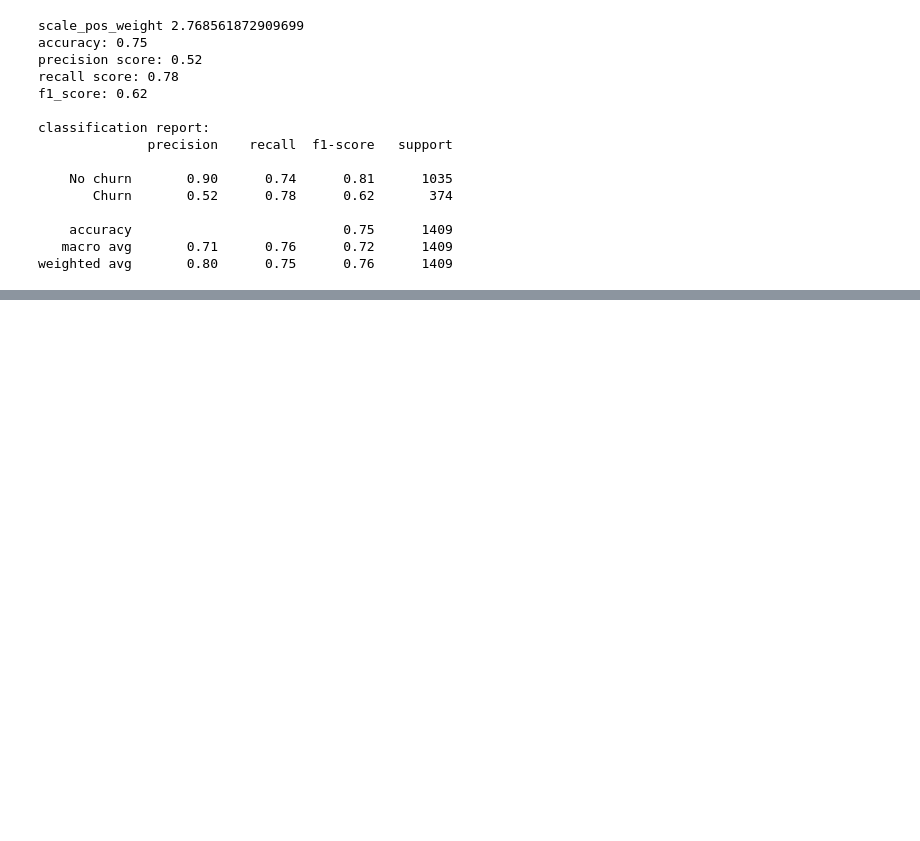
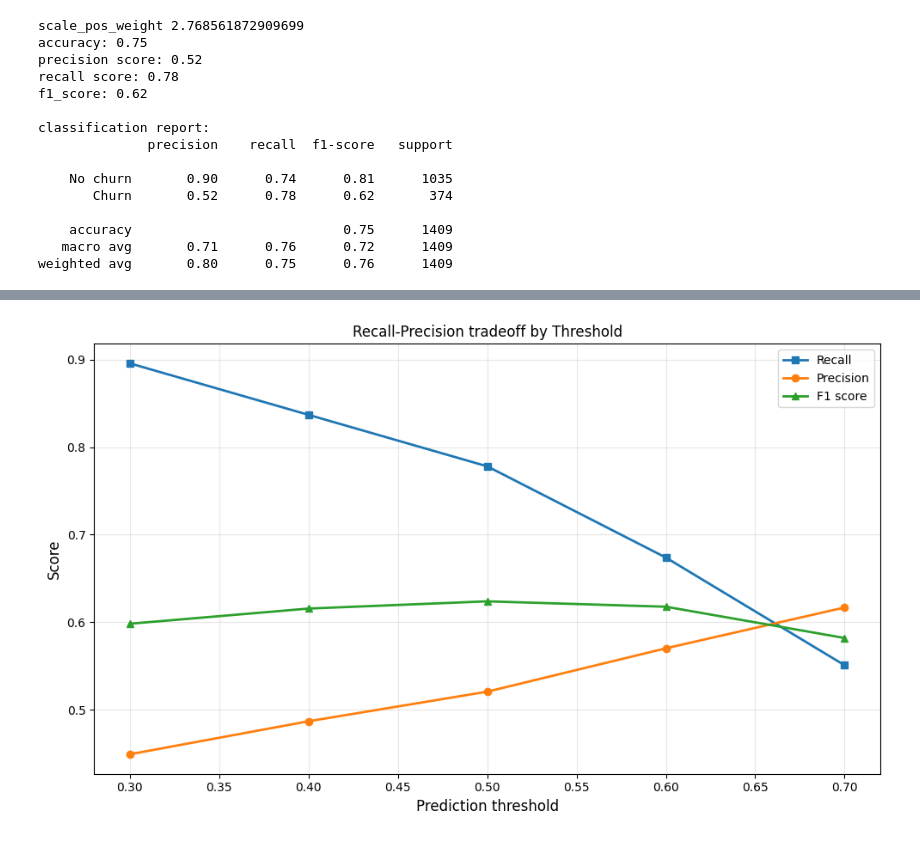
Before and after one commit to Dereger325/churn-data-prediction, a Jupyter notebook: churn_analysis.ipynb, the cells around one changed output, grey strips where cells are left out. Drawn from its saved outputs; the diff is of its cells as text; code cells hidden in the pictures; blank space fills up the shorter version.

```diff
--- a/churn_analysis.ipynb
+++ b/churn_analysis.ipynb
@@ -348,0 +394,23 @@ weighted avg       0.80      0.75      0.76      1409
+# %%
+# Get prediction probabilities instead of hard 0/1
+predict_proba = model.predict_proba(X_test)[:,1] #probability of churn
+
+thresholds = [0.3,0.4,0.5,0.6,0.7] # testing of diff thresholds
+results = []
+#manually testing each threshold
+for threshold in thresholds:
+    pred = (predict_proba>=threshold).astype(int)
+
+    recall_val = recall_score(Y_test,pred)
+    precision_val = precision_score(Y_test,pred)
+    f1_val = f1_score(Y_test,pred)
+
+    results.append({
+        'threshold' : threshold,
+        'recall'    : recall_val,
+        'precision' : precision_val,
+        'F1'        : f1_val
+    })
+results_df = pd.DataFrame(results)
+print("\n=== THRESHOLD TUNING ===")
+print(results_df.to_string())
@@ -348,0 +425,16 @@ weighted avg       0.80      0.75      0.76      1409
+# %%
+fig,ax = plt.subplots(figsize = (10,6))
+
+ax.plot(results_df['threshold'],results_df['recall'],marker = 's',linewidth = 2,label = 'Recall')
+ax.plot(results_df['threshold'],results_df['precision'],marker = 'o',linewidth = 2,label = 'Precision')
+ax.plot(results_df['threshold'],results_df['F1'],marker = '^',linewidth = 2,label = 'F1 score')
+
+ax.set_xlabel('Prediction threshold',fontsize = 12)
+ax.set_ylabel('Score',fontsize = 12)
+ax.set_title('Recall-Precision tradeoff by Threshold')
+ax.legend()
+ax.grid(alpha=0.3)
+plt.tight_layout()
+plt.show()
+# %% [output]
+[figure, added]
```
Also changed, not shown: parts of 5 cells of this notebook.
